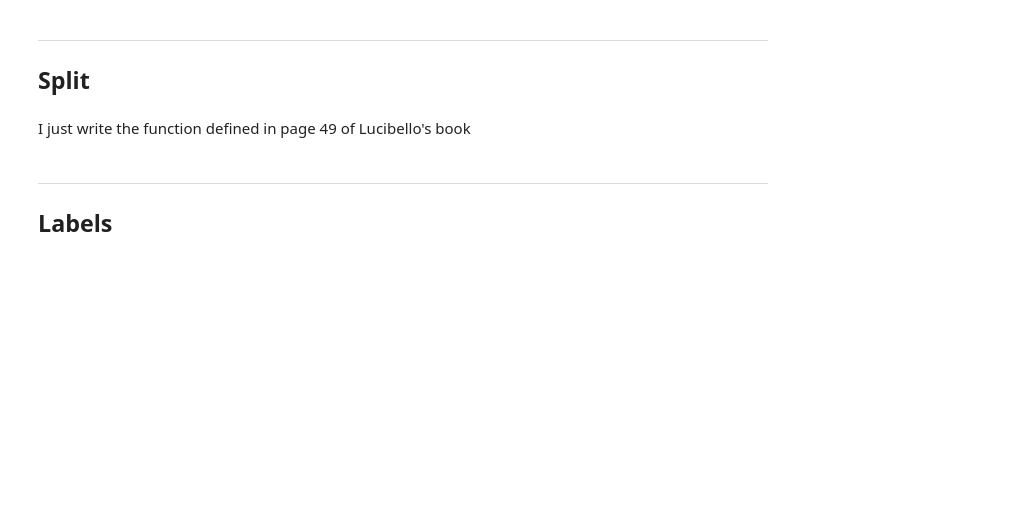
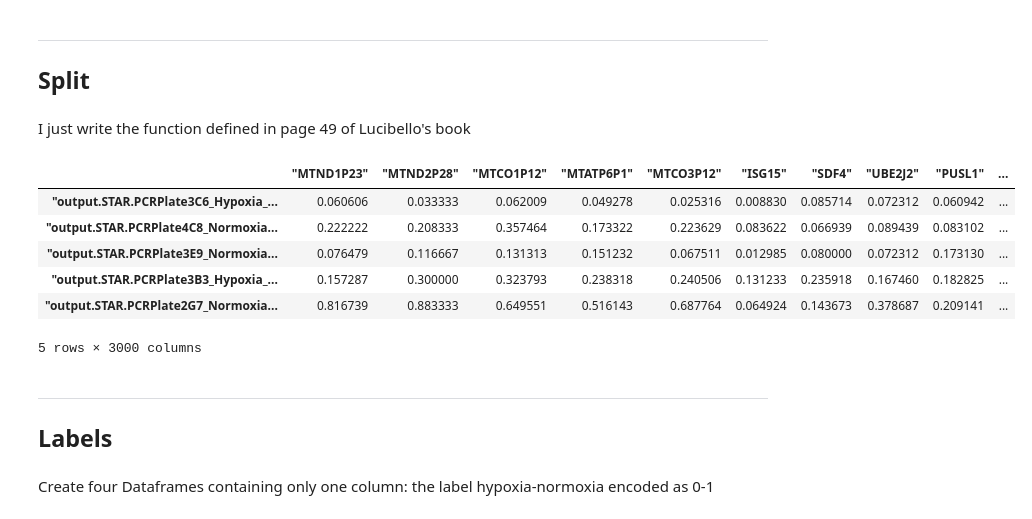
Before and after one commit to fcantatore/BAIology, a Jupyter notebook: Train_Test_Split.ipynb, the cells around one changed output. Cells and saved outputs as stored; diff of their text form; code cells hidden in the pictures; blank space fills up the shorter version.

```diff
--- a/Train_Test_Split.ipynb
+++ b/Train_Test_Split.ipynb
@@ -70,6 +96,18 @@ def split_train_test(data, test_ratio):
 # %%
 df_HCC_train , df_HCC_test = split_train_test(df_HCC, 0.2)
 df_MCF_train , df_MCF_test = split_train_test(df_MCF, 0.2)
+# %%
+df_HCC_train.head()
+# %% [output]
+|  | "MTND1P23" | "MTND2P28" | "MTCO1P12" | "MTATP6P1" | "MTCO3P12" | "ISG15" | "SDF4" | "UBE2J2" | "PUSL1" | ... |
+| "output.STAR.PCRPlate3C6_Hypoxia_... | 0.060606 | 0.033333 | 0.062009 | 0.049278 | 0.025316 | 0.008830 | 0.085714 | 0.072312 | 0.060942 | ... |
+| "output.STAR.PCRPlate4C8_Normoxia... | 0.222222 | 0.208333 | 0.357464 | 0.173322 | 0.223629 | 0.083622 | 0.066939 | 0.089439 | 0.083102 | ... |
+| "output.STAR.PCRPlate3E9_Normoxia... | 0.076479 | 0.116667 | 0.131313 | 0.151232 | 0.067511 | 0.012985 | 0.080000 | 0.072312 | 0.173130 | ... |
+| "output.STAR.PCRPlate3B3_Hypoxia_... | 0.157287 | 0.300000 | 0.323793 | 0.238318 | 0.240506 | 0.131233 | 0.235918 | 0.167460 | 0.182825 | ... |
+| "output.STAR.PCRPlate2G7_Normoxia... | 0.816739 | 0.883333 | 0.649551 | 0.516143 | 0.687764 | 0.064924 | 0.143673 | 0.378687 | 0.209141 | ... |
+5 rows × 3000 columns
 # %% [markdown]
 ---
 ## Labels
+# %% [markdown]
+Create four Dataframes containing only one column: the label hypoxia-normoxia encoded as 0-1
```
Also changed, not shown: parts of 6 cells of this notebook.
